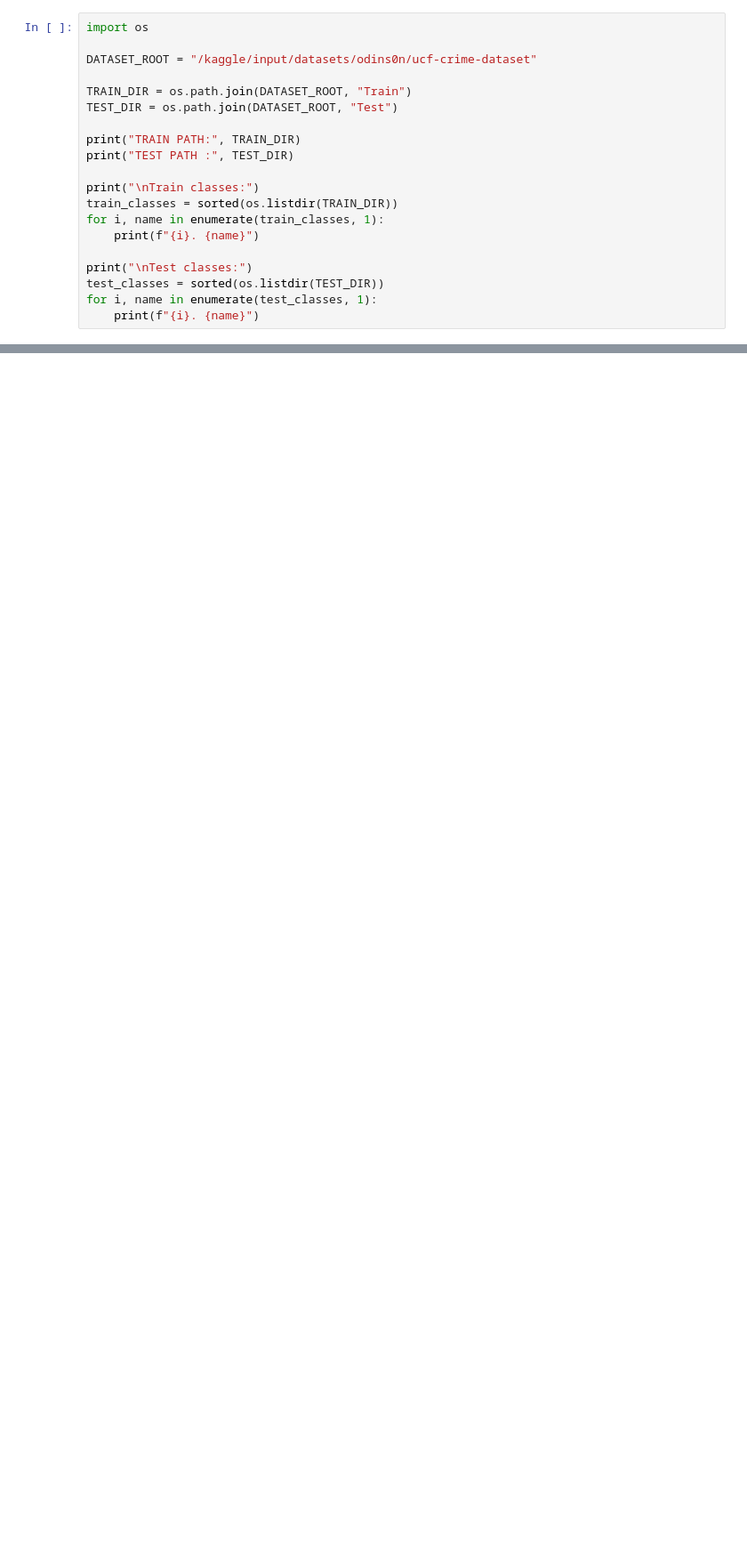
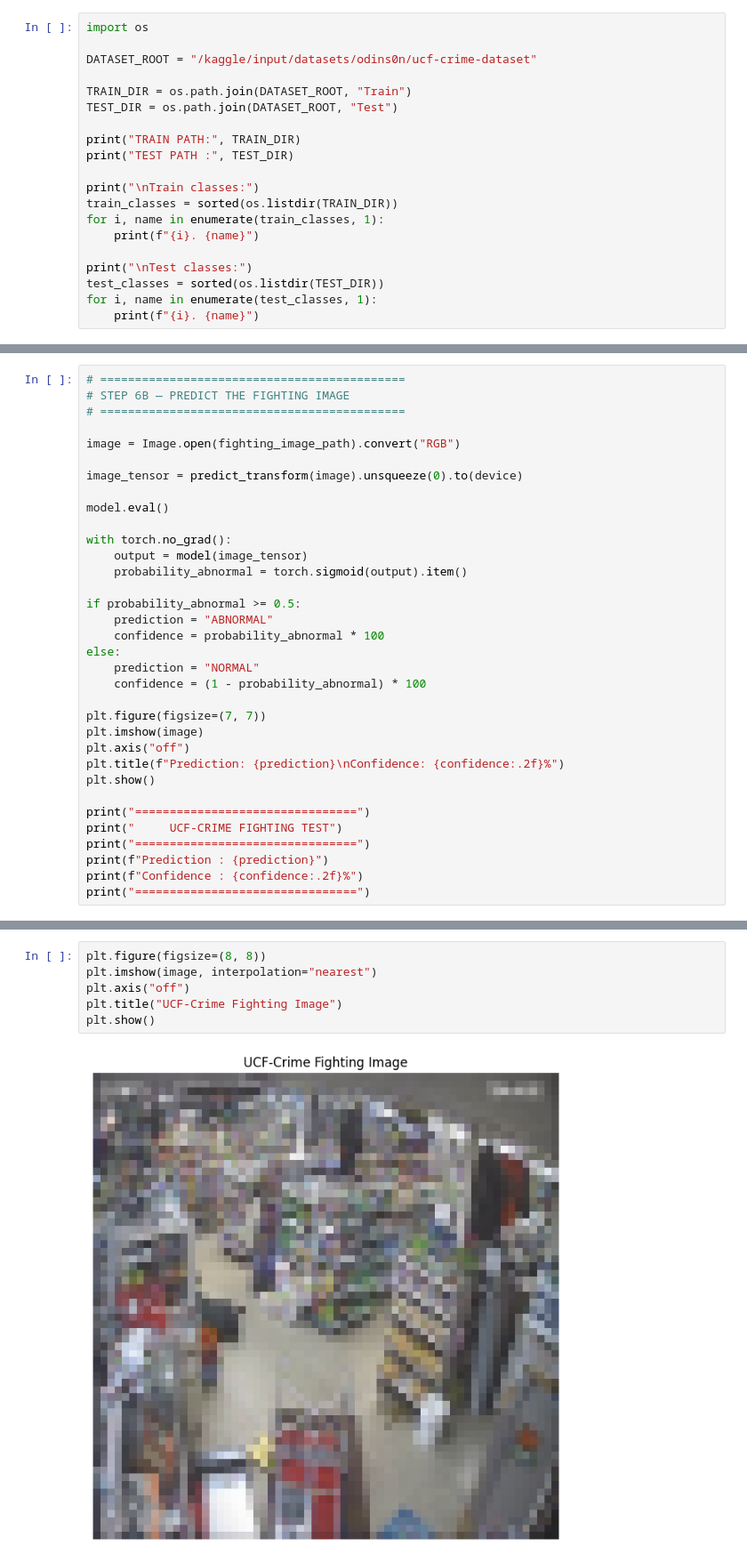
Before and after one commit to dhruveesalian/UCF-Crime-Abnormal-Behavior-Detection, a Jupyter notebook: ucf-crime-dl.ipynb, the cells around one changed output, grey strips where cells are left out. Shown at 89% size. Drawn from its saved outputs; the diff is of its cells as text; blank space fills up the shorter version.

```diff
--- a/ucf-crime-dl.ipynb
+++ b/ucf-crime-dl.ipynb
@@ -784,0 +857,34 @@ ROC curve saved successfully!
+# %%
+# ============================================
+# STEP 6B — PREDICT THE FIGHTING IMAGE
+# ============================================
+
+image = Image.open(fighting_image_path).convert("RGB")
+
+image_tensor = predict_transform(image).unsqueeze(0).to(device)
+
+model.eval()
+
+with torch.no_grad():
+    output = model(image_tensor)
+    probability_abnormal = torch.sigmoid(output).item()
+
+if probability_abnormal >= 0.5:
+    prediction = "ABNORMAL"
+    confidence = probability_abnormal * 100
+else:
+    prediction = "NORMAL"
+    confidence = (1 - probability_abnormal) * 100
+
+plt.figure(figsize=(7, 7))
+plt.imshow(image)
+plt.axis("off")
+plt.title(f"Prediction: {prediction}\nConfidence: {confidence:.2f}%")
+plt.show()
+
+print("================================")
+print("     UCF-CRIME FIGHTING TEST")
+print("================================")
+print(f"Prediction : {prediction}")
+print(f"Confidence : {confidence:.2f}%")
+print("================================")
@@ -784,0 +899,8 @@ ROC curve saved successfully!
+# %%
+plt.figure(figsize=(8, 8))
+plt.imshow(image, interpolation="nearest")
+plt.axis("off")
+plt.title("UCF-Crime Fighting Image")
+plt.show()
+# %% [output]
+[figure, added]
```
Also changed, not shown: parts of 53 cells of this notebook.
